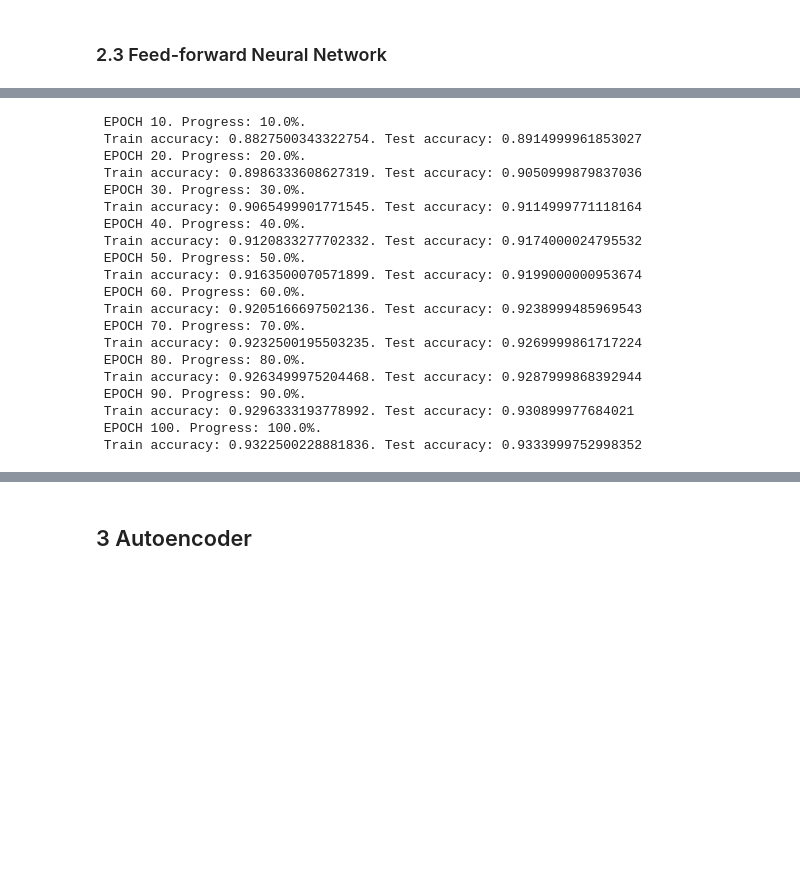
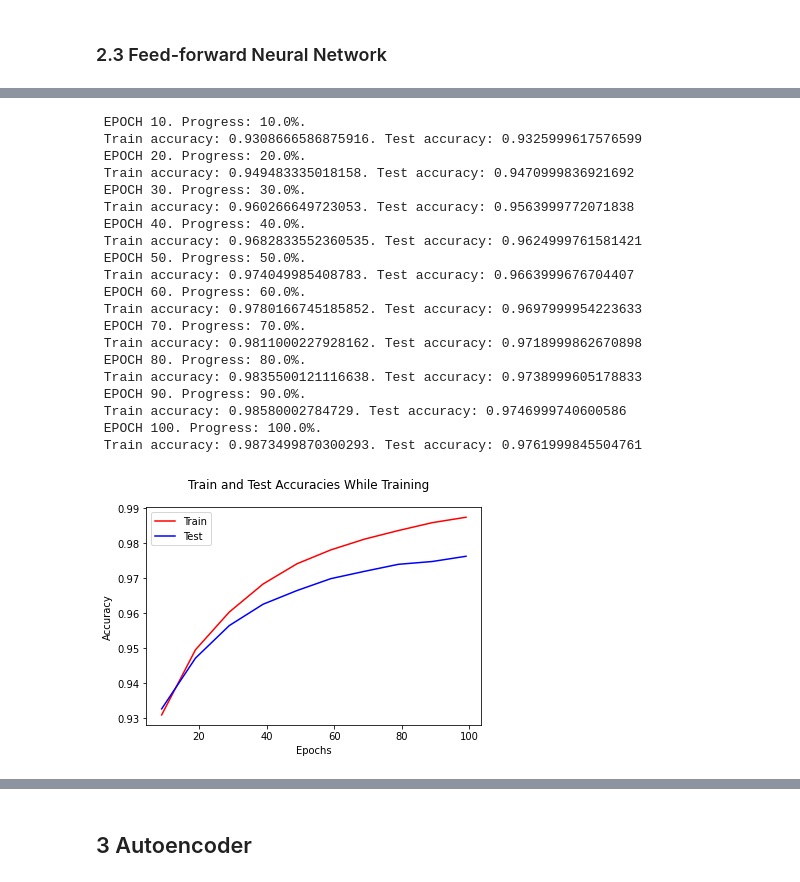
Before and after one commit to seungkyoon/Projects, a Jupyter notebook: Bong_Seungkyoon_ps3_report.ipynb, the cells around one changed output, grey strips where cells are left out. Drawn from its saved outputs; the diff is of its cells as text; code cells hidden in the pictures; blank space fills up the shorter version.

```diff
--- a/Bong_Seungkyoon_ps3_report.ipynb
+++ b/Bong_Seungkyoon_ps3_report.ipynb
@@ -132,31 +154,32 @@ torch.save(model.state_dict(), '/content/drive/MyDrive/ColabNotebooks/ff_sigmoid
 # %%
 # With sigmoid non-linearity before
 model = FeedForwardNet(pre_activation = nn.Sigmoid())
 model = model.to(device)
-SGD = torch.optim.SGD(model.parameters(), lr = 0.01)
+SGD = torch.optim.SGD(model.parameters(), lr = 0.1)
 loss_fn = torch.nn.CrossEntropyLoss()
 
 train(model, loss_fn, SGD, train_loader, test_loader)
 torch.save(model.state_dict(), '/content/drive/MyDrive/ColabNotebooks/ff_sigmoid_before.pt')
 # %% [output]
  EPOCH 10. Progress: 10.0%.
- Train accuracy: 0.8827500343322754. Test accuracy: 0.8914999961853027
+ Train accuracy: 0.9308666586875916. Test accuracy: 0.9325999617576599
  EPOCH 20. Progress: 20.0%.
- Train accuracy: 0.8986333608627319. Test accuracy: 0.9050999879837036
+ Train accuracy: 0.949483335018158. Test accuracy: 0.9470999836921692
  EPOCH 30. Progress: 30.0%.
- Train accuracy: 0.9065499901771545. Test accuracy: 0.9114999771118164
+ Train accuracy: 0.960266649723053. Test accuracy: 0.9563999772071838
  EPOCH 40. Progress: 40.0%.
- Train accuracy: 0.9120833277702332. Test accuracy: 0.9174000024795532
+ Train accuracy: 0.9682833552360535. Test accuracy: 0.9624999761581421
  EPOCH 50. Progress: 50.0%.
- Train accuracy: 0.9163500070571899. Test accuracy: 0.9199000000953674
+ Train accuracy: 0.974049985408783. Test accuracy: 0.9663999676704407
  EPOCH 60. Progress: 60.0%.
- Train accuracy: 0.9205166697502136. Test accuracy: 0.9238999485969543
+ Train accuracy: 0.9780166745185852. Test accuracy: 0.9697999954223633
  EPOCH 70. Progress: 70.0%.
- Train accuracy: 0.9232500195503235. Test accuracy: 0.9269999861717224
+ Train accuracy: 0.9811000227928162. Test accuracy: 0.9718999862670898
  EPOCH 80. Progress: 80.0%.
- Train accuracy: 0.9263499975204468. Test accuracy: 0.9287999868392944
+ Train accuracy: 0.9835500121116638. Test accuracy: 0.9738999605178833
  EPOCH 90. Progress: 90.0%.
- Train accuracy: 0.9296333193778992. Test accuracy: 0.930899977684021
+ Train accuracy: 0.98580002784729. Test accuracy: 0.9746999740600586
  EPOCH 100. Progress: 100.0%.
- Train accuracy: 0.9322500228881836. Test accuracy: 0.9333999752998352
+ Train accuracy: 0.9873499870300293. Test accuracy: 0.9761999845504761
+[figure, added]
 # %%
```
Also changed, not shown: parts of 11 cells of this notebook.
